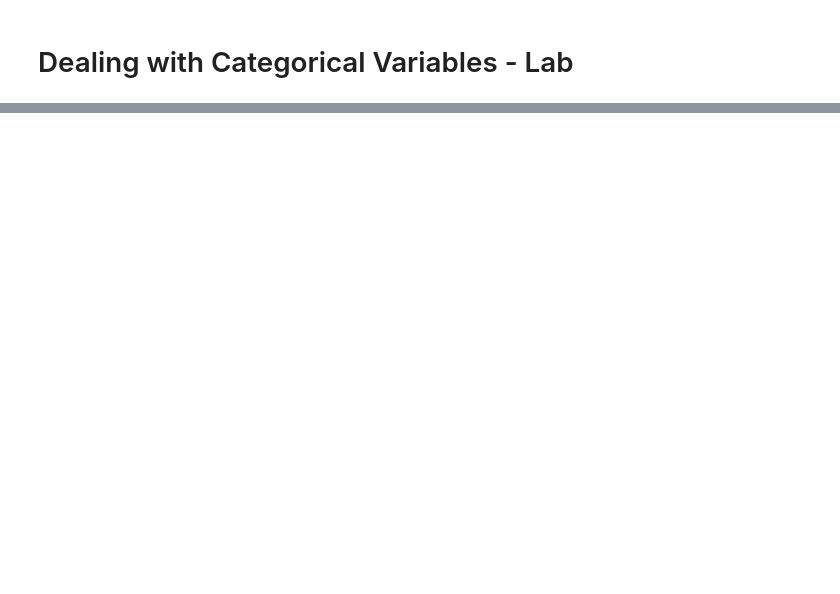
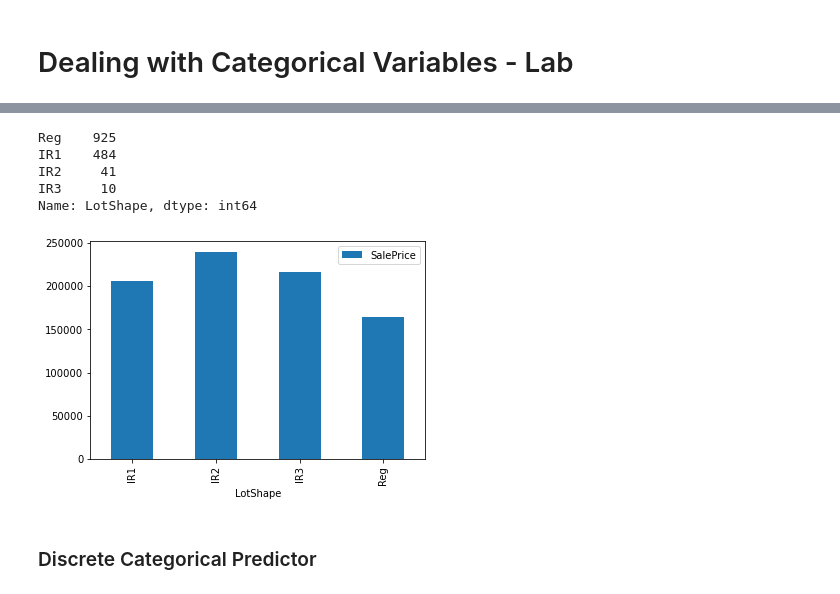
Before and after one commit to learn-co-curriculum/dsc-categorical-variables-regression-lab, a Jupyter notebook: index.ipynb, the cells around one changed output, grey strips where cells are left out. Drawn from its saved outputs; the diff is of its cells as text; code cells hidden in the pictures; blank space fills up the shorter version.

```diff
--- a/index.ipynb
+++ b/index.ipynb
@@ -189,0 +203,17 @@ In this lab, you practiced your knowledge of categorical variables on the Ames H
+# %%
+# __SOLUTION__
+# LotShape looks good, since there's a good amount of homes in
+# multiple categories
+ames["LotShape"].value_counts()
+# %% [output]
+Reg    925
+IR1    484
+IR2     41
+IR3     10
+Name: LotShape, dtype: int64
+# %%
+# __SOLUTION__
+# Let's plot LotShape
+ames.groupby("LotShape").mean().sort_index().plot.bar(y="SalePrice");
+# %% [output]
+[figure, added]
@@ -189,0 +225,2 @@ In this lab, you practiced your knowledge of categorical variables on the Ames H
+# %% [markdown]
+### Discrete Categorical Predictor
```
Also changed, not shown: parts of 80 cells of this notebook, 7 other files.
